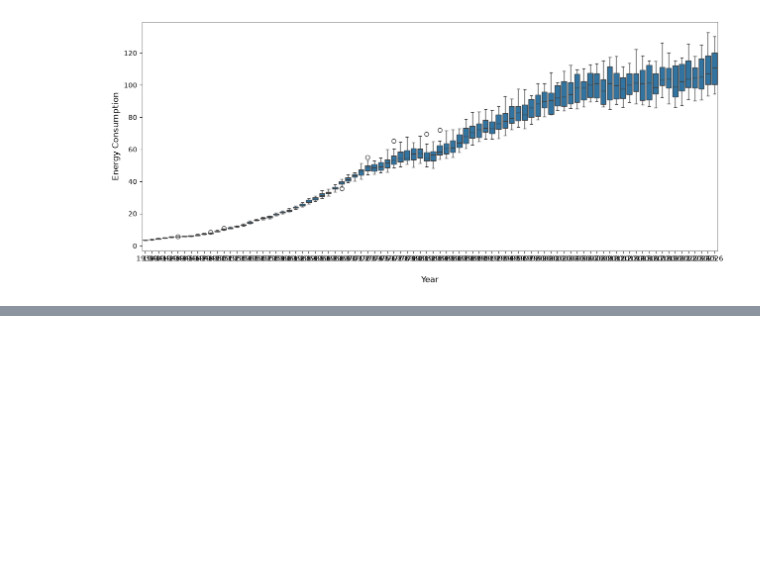
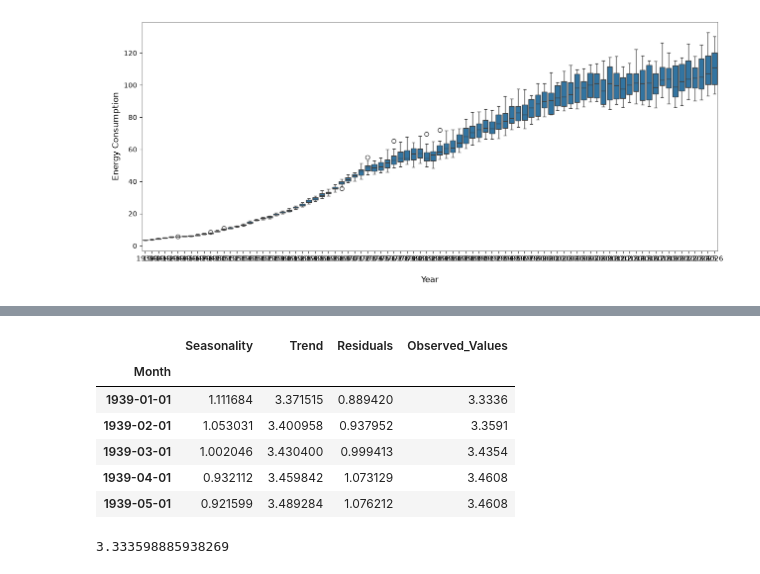
Before and after one commit to Kirfea/energy-consumption-forecasting, a Jupyter notebook: Energy_Consumption_Forecasting.ipynb, the cells around one changed output, grey strips where cells are left out. Cells and saved outputs as stored; diff of their text form; code cells hidden in the pictures; blank space fills up the shorter version.

```diff
--- a/Energy_Consumption_Forecasting.ipynb
+++ b/Energy_Consumption_Forecasting.ipynb
@@ -251,0 +291,27 @@ plt.show()
+# %%
+#EXtracting time seriess componenents
+df_series_reconstructed = pd.concat(
+    [
+        decomposition_multiplicative.seasonal,  # Seasonal component
+        decomposition_multiplicative.trend,     # Trend component
+        decomposition_multiplicative.resid,     # Residual (noise) component
+        decomposition_multiplicative.observed   # Observed (original) time series
+    ], axis=1
+)
+# %%
+df_series_reconstructed.columns = ['Seasonality', 'Trend', 'Residuals', 'Observed_Values']
+
+df_series_reconstructed.head()
+# %% [output]
+|  | Seasonality | Trend | Residuals | Observed_Values |
+| Month |  |  |  |  |
+| 1939-01-01 | 1.111684 | 3.371515 | 0.889420 | 3.3336 |
+| 1939-02-01 | 1.053031 | 3.400958 | 0.937952 | 3.3591 |
+| 1939-03-01 | 1.002046 | 3.430400 | 0.999413 | 3.4354 |
+| 1939-04-01 | 0.932112 | 3.459842 | 1.073129 | 3.4608 |
+| 1939-05-01 | 0.921599 | 3.489284 | 1.076212 | 3.4608 |
+# %%
+observed_value =1.111684*3.371515*0.889420
+print(observed_value)
+# %% [output]
+3.333598885938269
```
Also changed, not shown: parts of 6 cells of this notebook.
